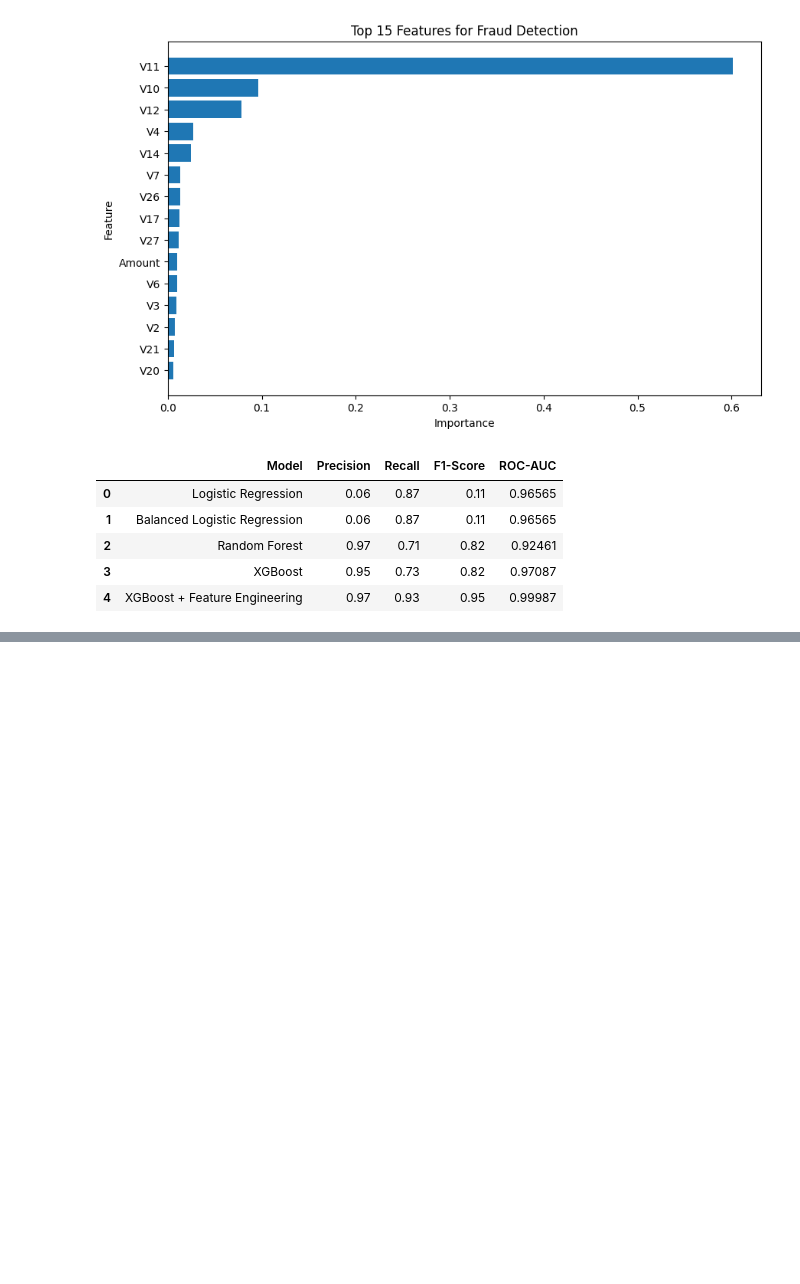
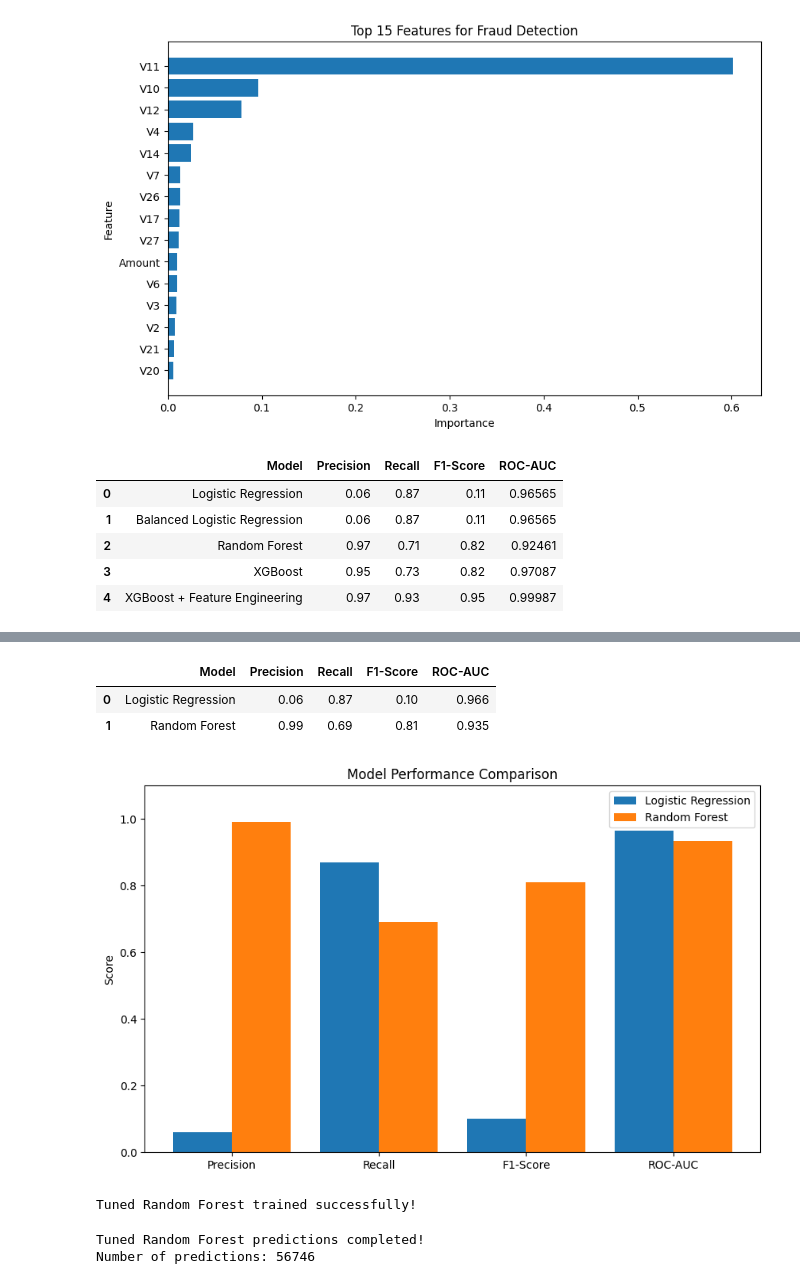
Before and after one commit to katholevidya07/transaction-fraud-detection, a Jupyter notebook: transaction_fraud_detection.ipynb.ipynb, the cells around one changed output, grey strips where cells are left out. Cells and saved outputs as stored; diff of their text form; code cells hidden in the pictures; blank space fills up the shorter version.

```diff
--- a/transaction_fraud_detection.ipynb.ipynb
+++ b/transaction_fraud_detection.ipynb.ipynb
@@ -1198,0 +1410,72 @@ comparison
+# %%
+import pandas as pd
+
+model_comparison = pd.DataFrame({
+    'Model': ['Logistic Regression', 'Random Forest'],
+    'Precision': [0.06, 0.99],
+    'Recall': [0.87, 0.69],
+    'F1-Score': [0.10, 0.81],
+    'ROC-AUC': [0.966, 0.935]
+})
+
+model_comparison
+# %% [output]
+|  | Model | Precision | Recall | F1-Score | ROC-AUC |
+| 0 | Logistic Regression | 0.06 | 0.87 | 0.10 | 0.966 |
+| 1 | Random Forest | 0.99 | 0.69 | 0.81 | 0.935 |
+# %%
+import matplotlib.pyplot as plt
+
+metrics = ['Precision', 'Recall', 'F1-Score', 'ROC-AUC']
+
+x = range(len(metrics))
+
+plt.figure(figsize=(10, 6))
+
+plt.bar(
+    [i - 0.2 for i in x],
+    model_comparison.iloc[0][metrics],
+    width=0.4,
+    label='Logistic Regression'
+)
+
+plt.bar(
+    [i + 0.2 for i in x],
+    model_comparison.iloc[1][metrics],
+    width=0.4,
+    label='Random Forest'
+)
+
+plt.xticks(x, metrics)
+plt.ylim(0, 1.1)
+plt.ylabel('Score')
+plt.title('Model Performance Comparison')
+plt.legend()
+plt.show()
+# %% [output]
+[figure, added]
+# %%
+from sklearn.ensemble import RandomForestClassifier
+
+rf_tuned = RandomForestClassifier(
+    n_estimators=200,
+    max_depth=12,
+    min_samples_split=5,
+    class_weight='balanced',
+    random_state=42,
+    n_jobs=-1
+)
+
+rf_tuned.fit(X_train, y_train)
+
+print("Tuned Random Forest trained successfully!")
+# %% [output]
+Tuned Random Forest trained successfully!
+# %%
+y_pred_tuned = rf_tuned.predict(X_test)
+
+print("Tuned Random Forest predictions completed!")
+print("Number of predictions:", len(y_pred_tuned))
+# %% [output]
+Tuned Random Forest predictions completed!
+Number of predictions: 56746
```
Also changed, not shown: parts of 51 cells of this notebook.
